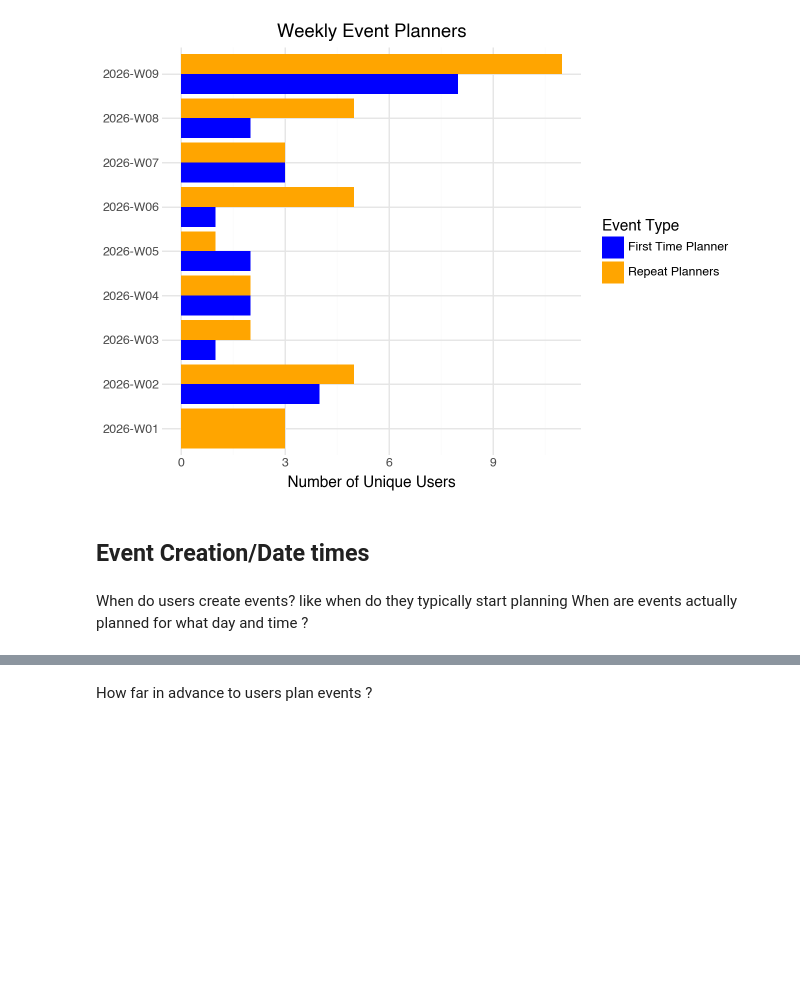
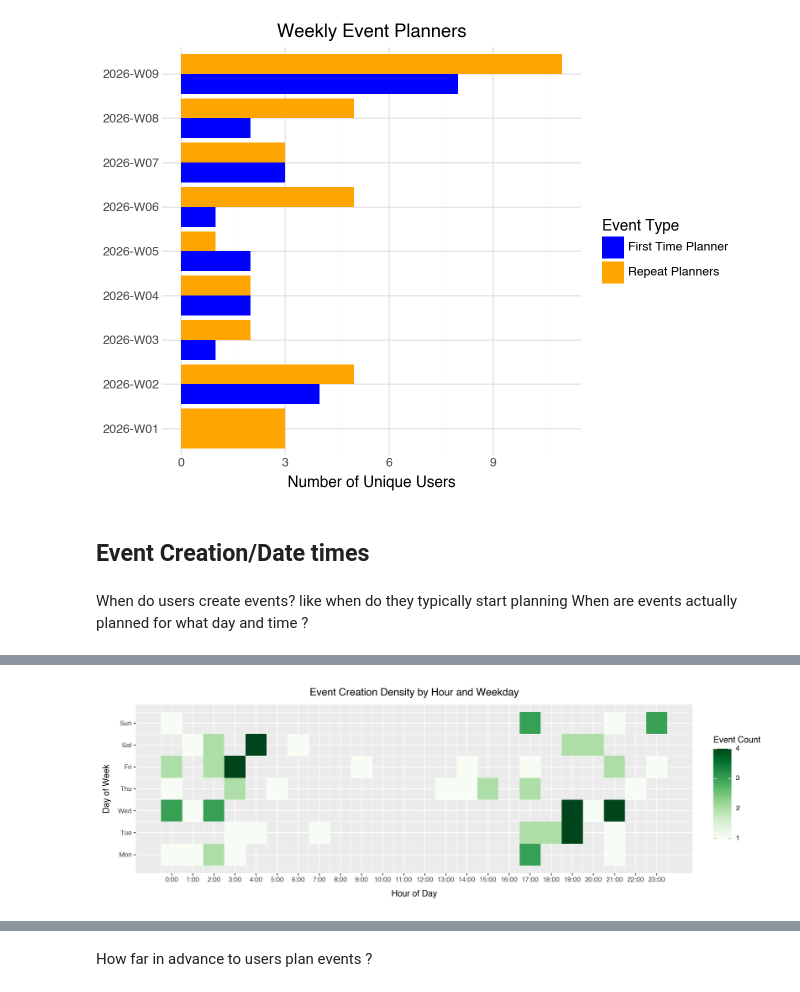
Before and after one commit to brandon841/analytics_report, a Jupyter notebook: event_analytics.ipynb, the cells around one changed output, grey strips where cells are left out. Drawn from its saved outputs; the diff is of its cells as text; code cells hidden in the pictures; blank space fills up the shorter version.

Commit message:
adding event planning heatmaps

```diff
--- a/event_analytics.ipynb
+++ b/event_analytics.ipynb
@@ -536,0 +431,26 @@ weekday_chart.show()
+# %%
+filtered_events['event_hour'] = pd.to_datetime(
+    filtered_events['startTime'], format='mixed'
+).dt.hour
+# %%
+# Create a combined count DataFrame
+weekday_hour_counts = (
+    filtered_events
+    .groupby(['created_at_weekday', 'created_at_hour'])
+    .size()
+    .reset_index(name='count')
+)
+
+# 2D heatmap: weekday vs hour
+combined_tile = (
+    ggplot(weekday_hour_counts, aes(x='created_at_hour', y='created_at_weekday', fill='count')) +
+    geom_tile() +
+    scale_x_continuous(breaks=range(0, 24), labels=[f'{h}:00' for h in range(0, 24)]) +
+    scale_y_continuous(breaks=range(0, 7), labels=weekday_labels) +
+    scale_fill_continuous(cmap_name='Greens') +
+    labs(title='Event Creation Density by Hour and Weekday', x='Hour of Day', y='Day of Week', fill='Event Count') +
+    theme(figure_size=(12, 4))
+)
+combined_tile.show()
+# %% [output]
+[figure, added]
```
Also changed, not shown: parts of 14 cells of this notebook.
